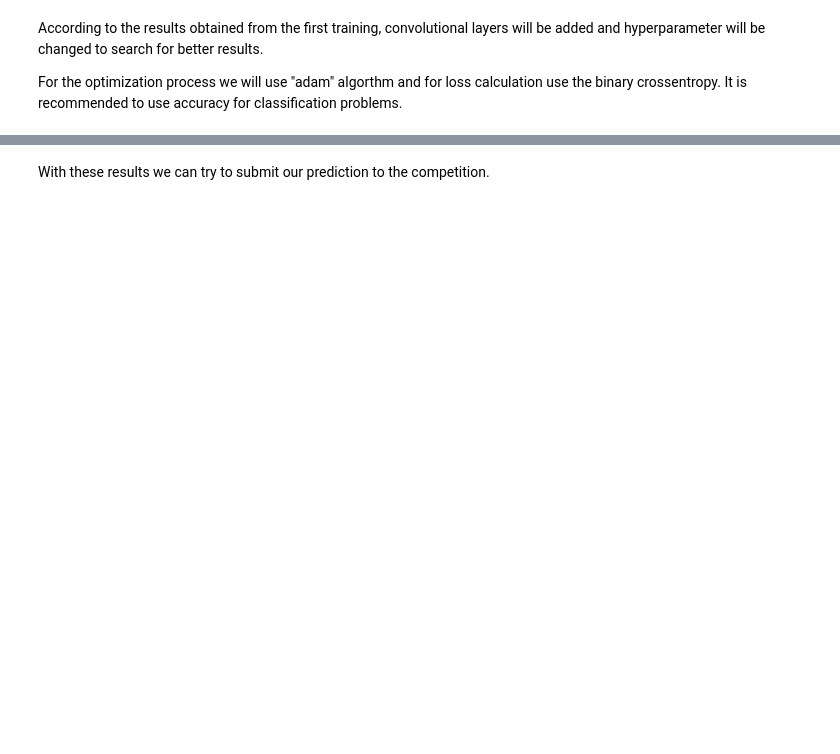
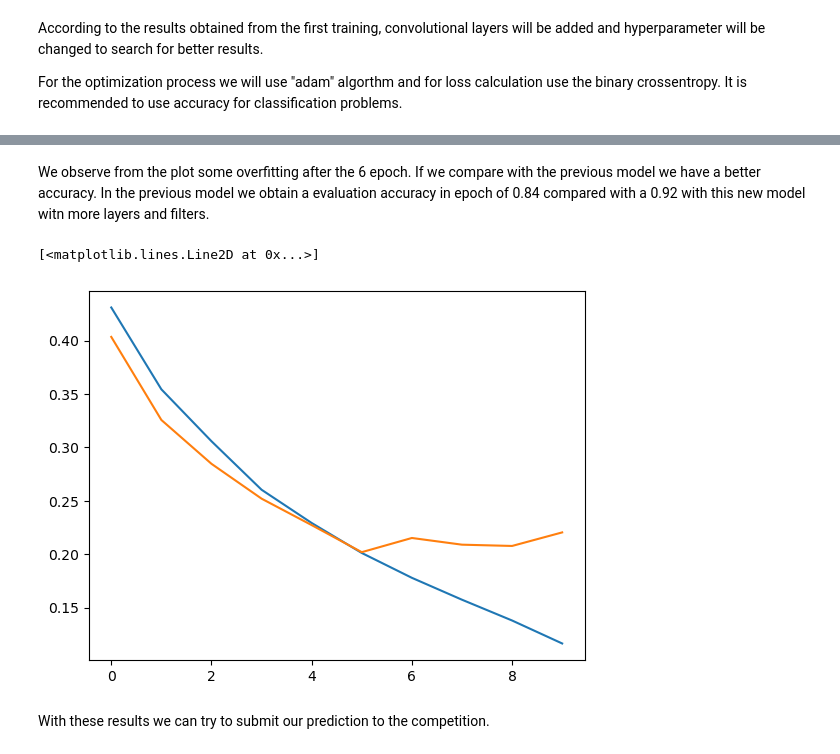
Before and after one commit to alezulu73/CNNWeek3Assignment, a Jupyter notebook: Histopathologic Cancer Detection.ipynb, the cells around one changed output, grey strips where cells are left out. Saved outputs shown, nothing was run; the diff lists cells and outputs as text; code cells hidden in the pictures; blank space fills up the shorter version.

```diff
--- a/Histopathologic Cancer Detection.ipynb
+++ b/Histopathologic Cancer Detection.ipynb
@@ -268,0 +244,21 @@ Test accuracy: 85.6%
+# %%
+model = Sequential()
+model.add(Conv2D(filters=filters, kernel_size=kernel_size, activation="relu", input_shape=input_shape))
+model.add(Conv2D(filters=filters, kernel_size=kernel_size, activation="relu"))
+model.add(MaxPooling2D(pool_size))
+model.add(Conv2D(filters=124, kernel_size=kernel_size, activation="relu", input_shape=input_shape))
+model.add(Conv2D(filters=124, kernel_size=kernel_size, activation="relu"))
+model.add(MaxPooling2D(pool_size))
+model.add(Flatten())
+# dropout addes as regularizer
+model.add(Dropout(dropout))
+#output layer is 10-dim one-hot vector
+model.add(Dense(1))
+model.add(Activation("sigmoid"))
+
+model.compile(loss="binary_crossentropy",
+              optimizer=tf.optimizers.Adam(learning_rate=0.001),
+              metrics=["accuracy"])
+# %%
+# train the network
+hist = model.fit(train_generator, epochs=10, batch_size=batch_size,validation_data=validation_generator )
@@ -269,3 +286,11 @@ Test accuracy: 85.6%
+# %% [markdown]
+We observe from the plot some overfitting after the 6 epoch. If we compare with the previous model we have a better accuracy. In the previous model we obtain a evaluation accuracy in epoch of 0.84 compared with a 0.92 with this new model witn more layers and filters.
+# %%
+plt.plot(hist.history['loss'])
+plt.plot(hist.history['val_loss'])
+# %% [output]
+[<matplotlib.lines.Line2D at 0x...>]
+[figure, added]
 # %% [markdown]
 With these results we can try to submit our prediction to the competition.
 # %%
```
Also changed, not shown: parts of 21 cells of this notebook, 3 other files.
